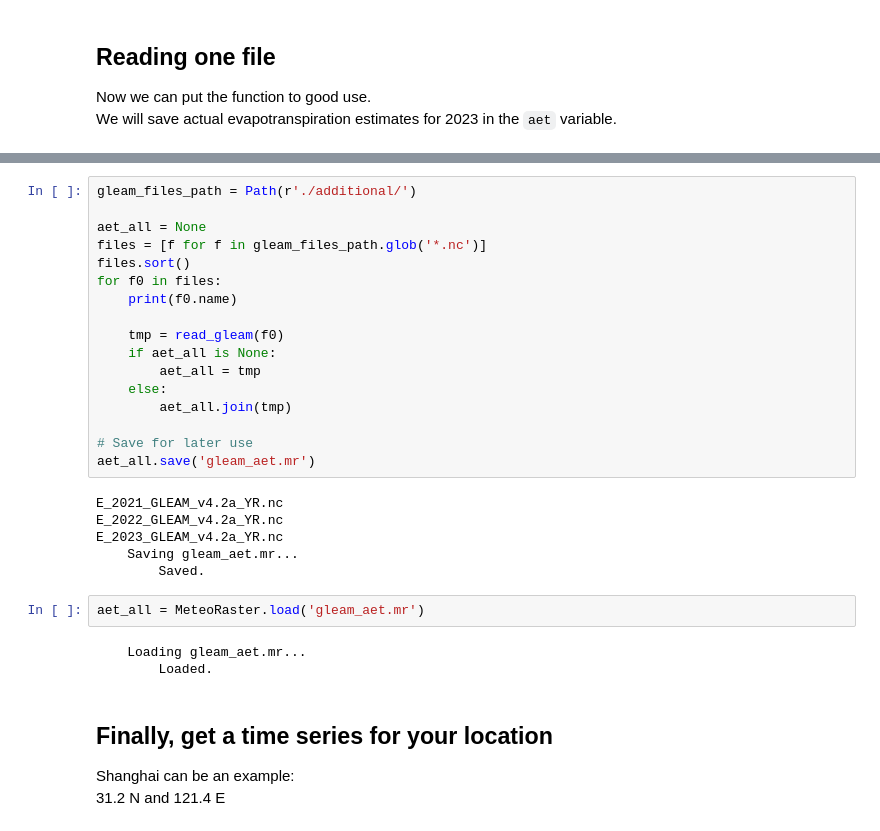
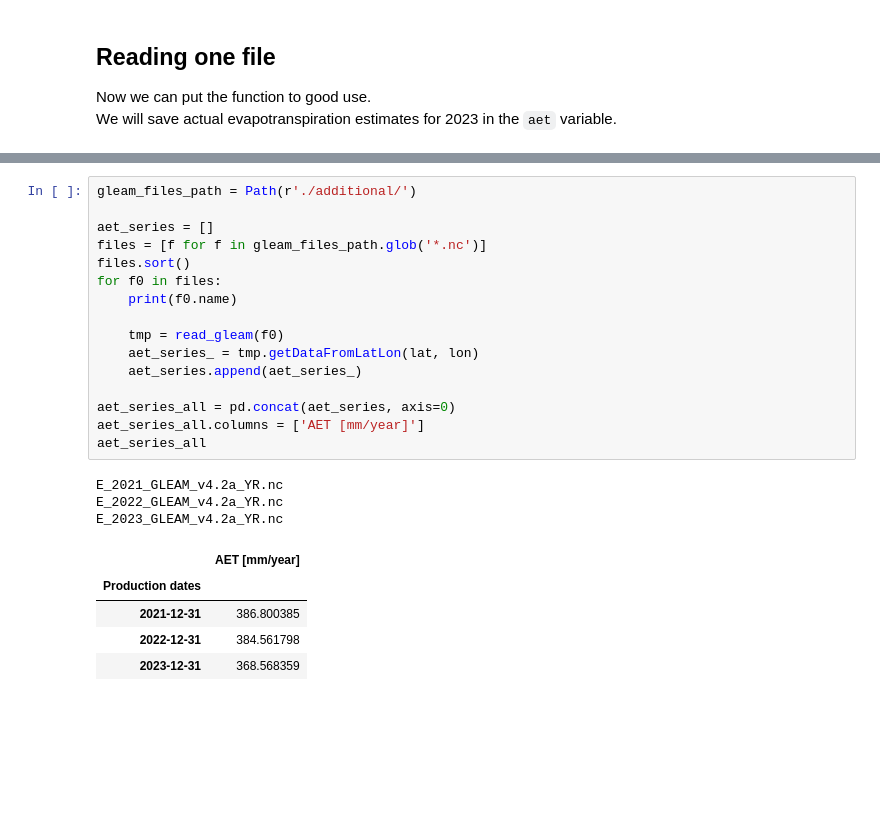
Before and after one commit to JosePedroMatos/SHU_hydrology, a Jupyter notebook: Working evapotranspiration.ipynb, the cells around one changed output, grey strips where cells are left out. Drawn from its saved outputs; the diff is of its cells as text; blank space fills up the shorter version.

```diff
--- a/Working evapotranspiration.ipynb
+++ b/Working evapotranspiration.ipynb
@@ -103,32 +118,25 @@ https://fenix.tecnico.ulisboa.pt/downloadFile/3096843219144796/E_1985_GLEAM_v4.2
 # %%
 gleam_files_path = Path(r'./additional/')
 
-aet_all = None
+aet_series = []
 files = [f for f in gleam_files_path.glob('*.nc')]
 files.sort()
 for f0 in files:
     print(f0.name)
 
     tmp = read_gleam(f0)
-    if aet_all is None:
-        aet_all = tmp
-    else:
-        aet_all.join(tmp)
+    aet_series_ = tmp.getDataFromLatLon(lat, lon)
+    aet_series.append(aet_series_)
 
-# Save for later use
-aet_all.save('gleam_aet.mr')
+aet_series_all = pd.concat(aet_series, axis=0)
+aet_series_all.columns = ['AET [mm/year]']
+aet_series_all
 # %% [output]
 E_2021_GLEAM_v4.2a_YR.nc
 E_2022_GLEAM_v4.2a_YR.nc
 E_2023_GLEAM_v4.2a_YR.nc
-    Saving gleam_aet.mr...
-        Saved.
+|  | AET [mm/year] |
+| Production dates |  |
+| 2021-12-31 | 386.800385 |
+| 2022-12-31 | 384.561798 |
+| 2023-12-31 | 368.568359 |
-# %%
-aet_all = MeteoRaster.load('gleam_aet.mr')
-# %% [output]
-    Loading gleam_aet.mr...
-        Loaded.
-# %% [markdown]
-## Finally, get a time series for your location
-Shanghai can be an example:
-31.2 N and 121.4 E
```
Also changed, not shown: parts of 11 cells of this notebook.
